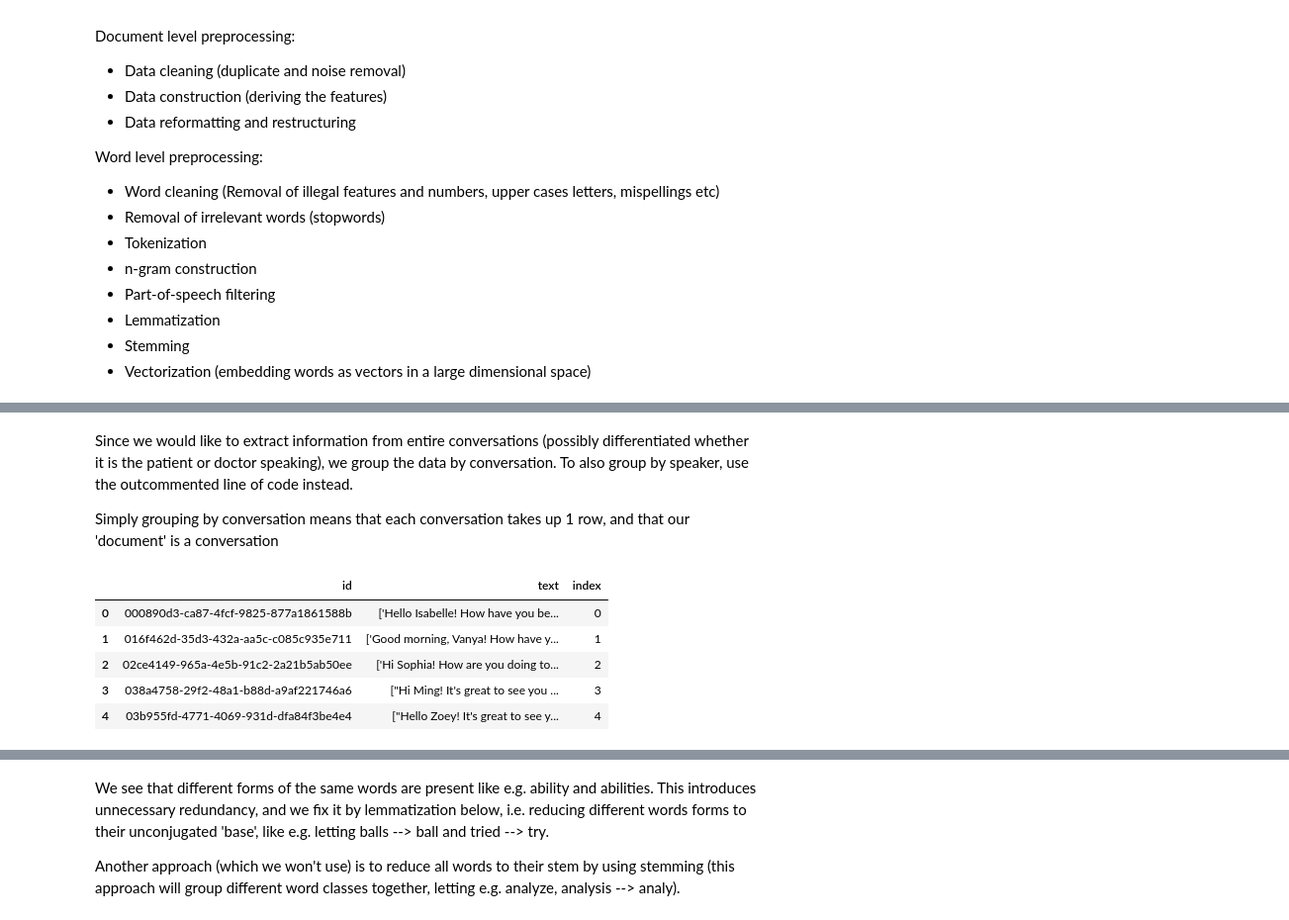
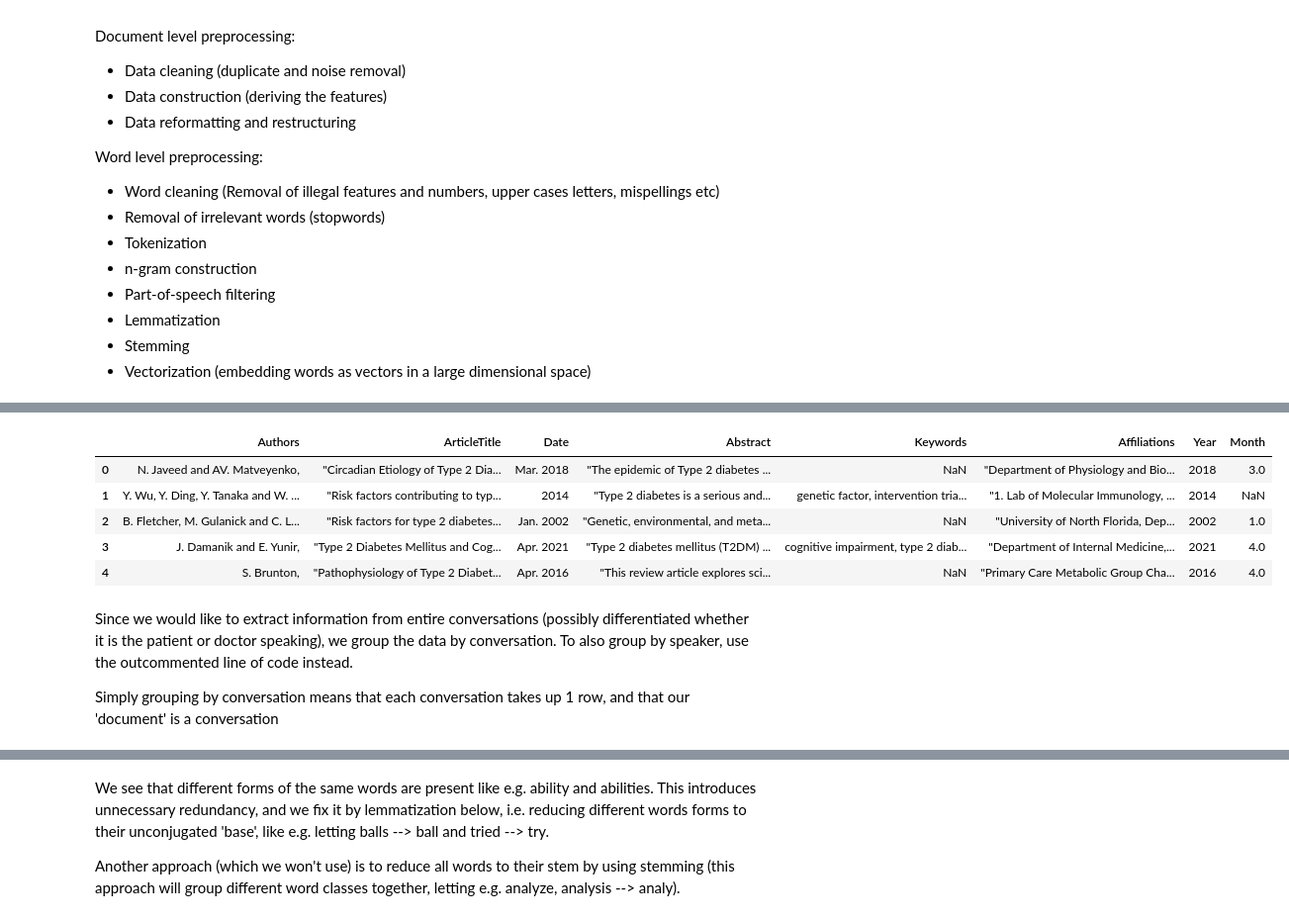
Before and after one commit to simonguld/CriticalBigDataManagement, a Jupyter notebook: 2024/text_mining_and_topic_modeling.ipynb, the cells around one changed output, grey strips where cells are left out. Shown at 99% size. Drawn from its saved outputs; the diff is of its cells as text; code cells hidden in the pictures.

```diff
--- a/2024/text_mining_and_topic_modeling.ipynb
+++ b/2024/text_mining_and_topic_modeling.ipynb
@@ -84,0 +122,7 @@ Columns in conversations.csv:  ['id', 'timestamp', 'speaker', 'text']
+# %%
+data400 = pd.read_csv('type+2+diabetes_400.csv', index_col=0)
+data500 = pd.read_csv('type+2+diabetes_500.csv', index_col=0)
+
+# concatenate the two dataframes and drop duplicates
+data = (pd.concat([data400, data500], axis=0)).drop_duplicates('ArticleTitle')
+data.count()
@@ -85,24 +137,24 @@ Columns in conversations.csv:  ['id', 'timestamp', 'speaker', 'text']
+# %%
+# drop rows with missing values in the 'Authors' and 'Date' column
+data.dropna(subset=['Authors', 'Date'], inplace=True)
+
+# Extract year and month from the 'Date' column
+data['Year'] = (data['Date'].apply(lambda x: str(x)[-4:])).astype(int)
+
+# Map month values Jan. Feb. etc. to numbers
+months = {'Jan': 1, 'Feb': 2, 'Mar': 3, 'Apr': 4, 'May': 5, 'Jun': 6, 'Jul': 7, 'Aug': 8, 'Sep': 9, 'Oct': 10, 'Nov': 11, 'Dec': 12}
+
+extract_months = lambda x: np.nan if not '.' in x else months[x.split('.')[0]]
+data['Month'] = (data['Date'].astype(str).apply(extract_months)).astype(float)
+data.head()
+# %% [output]
+|  | Authors | ArticleTitle | Date | Abstract | Keywords | Affiliations | Year | Month |
+| 0 | N. Javeed and AV. Matveyenko, | "Circadian Etiology of Type 2 Dia... | Mar. 2018 | "The epidemic of Type 2 diabetes ... | NaN | "Department of Physiology and Bio... | 2018 | 3.0 |
+| 1 | Y. Wu, Y. Ding, Y. Tanaka and W. ... | "Risk factors contributing to typ... | 2014 | "Type 2 diabetes is a serious and... | genetic factor, intervention tria... | "1. Lab of Molecular Immunology, ... | 2014 | NaN |
+| 2 | B. Fletcher, M. Gulanick and C. L... | "Risk factors for type 2 diabetes... | Jan. 2002 | "Genetic, environmental, and meta... | NaN | "University of North Florida, Dep... | 2002 | 1.0 |
+| 3 | J. Damanik and E. Yunir, | "Type 2 Diabetes Mellitus and Cog... | Apr. 2021 | "Type 2 diabetes mellitus (T2DM) ... | cognitive impairment, type 2 diab... | "Department of Internal Medicine,... | 2021 | 4.0 |
+| 4 | S. Brunton, | "Pathophysiology of Type 2 Diabet... | Apr. 2016 | "This review article explores sci... | NaN | "Primary Care Metabolic Group Cha... | 2016 | 4.0 |
 # %% [markdown]
 Since we would like to extract information from entire conversations (possibly differentiated whether it is the patient or doctor speaking), we group the data by conversation. To also group by speaker, use the outcommented line of code instead.
 
 Simply grouping by conversation means that each conversation takes up 1 row, and that our 'document' is a conversation
-# %%
-
-# Group data by conversation and speaker
-data = data.groupby(['id'])['text'].apply(list).reset_index(name='text').astype(str)
-
-# To make plots and printouts prettier, we'll make a shorthand for the conversation IDs
-# by defining a new column called conversation index, or index for short
-data['index'] = np.arange(len(data))
-
-# To also group by speaker, uncomment the following line
-#data = data.groupby(['id', 'speaker'])['text'].apply(list).reset_index(name='text').astype(str)
-
-data.head()
-# %% [output]
-|  | id | text | index |
-| 0 | 000890d3-ca87-4fcf-9825-877a1861588b | ['Hello Isabelle! How have you be... | 0 |
-| 1 | 016f462d-35d3-432a-aa5c-c085c935e711 | ['Good morning, Vanya! How have y... | 1 |
-| 2 | 02ce4149-965a-4e5b-91c2-2a21b5ab50ee | ['Hi Sophia! How are you doing to... | 2 |
-| 3 | 038a4758-29f2-48a1-b88d-a9af221746a6 | ["Hi Ming! It's great to see you ... | 3 |
-| 4 | 03b955fd-4771-4069-931d-dfa84f3be4e4 | ["Hello Zoey! It's great to see y... | 4 |
```
Also changed, not shown: parts of 39 cells of this notebook, 6 other files.
